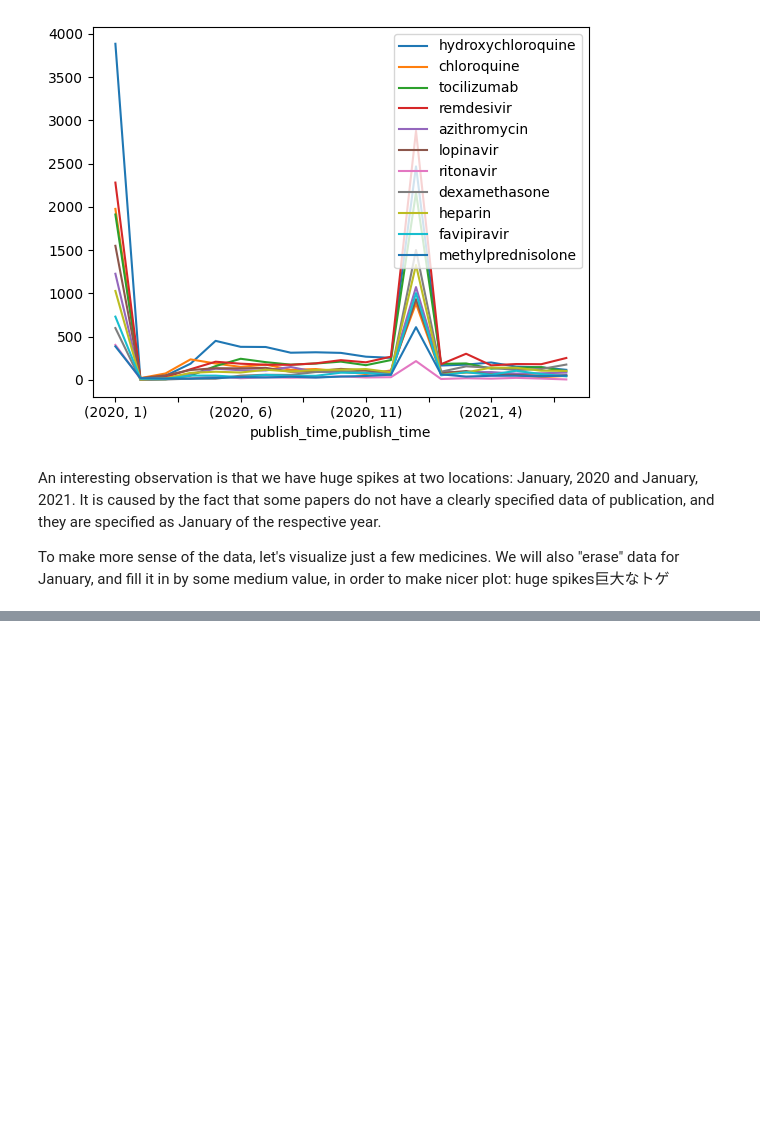
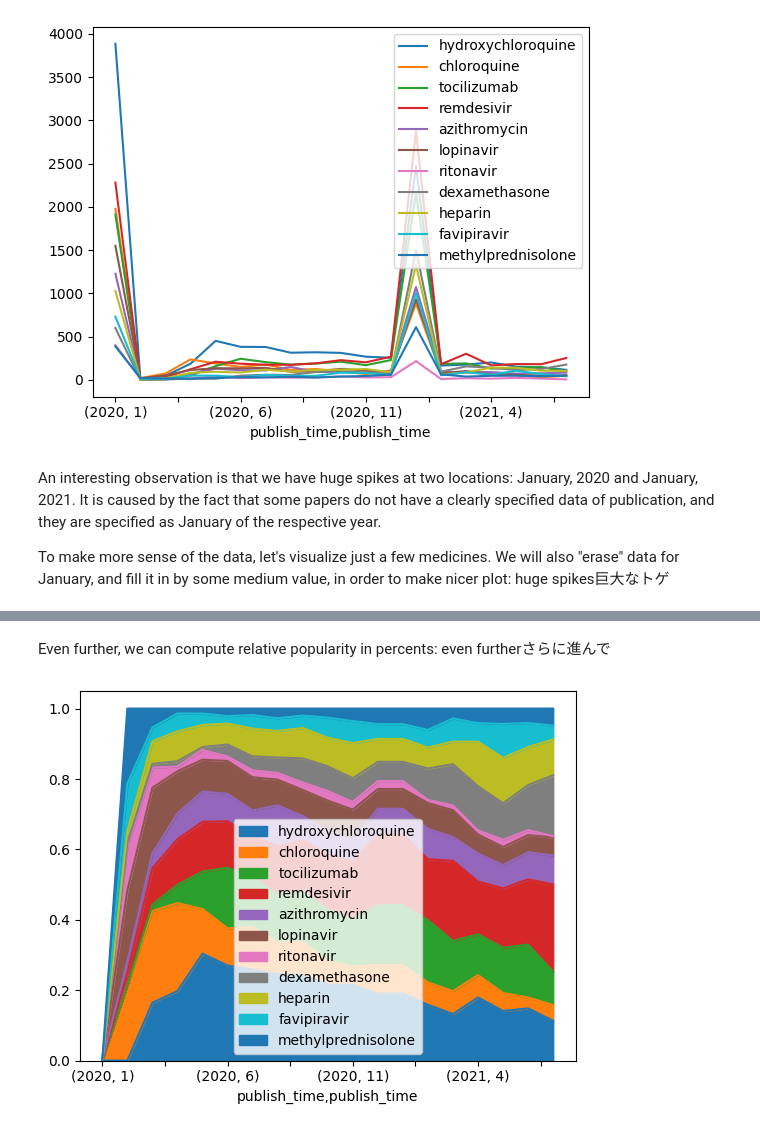
Before and after one commit to YUKIo511/Data_Science, a Jupyter notebook: ds2,7,1.ipynb, the cells around one changed output, grey strips where cells are left out. Cells and saved outputs as stored; diff of their text form; code cells hidden in the pictures; blank space fills up the shorter version.

```diff
--- a/ds2,7,1.ipynb
+++ b/ds2,7,1.ipynb
@@ -200,0 +229,12 @@ huge spikes巨大なトゲ
+# %% [markdown]
+Even further, we can compute relative popularity in percents:
+even furtherさらに進んで
+# %%
+#[:,:]
+#すべての行指定
+#pandasはindexは特別扱いなので計算に含めない
+dfmtp = dfmt.iloc[:,:].apply(lambda x: x/x.sum(), axis=1)
+dfmtp.plot.area()
+plt.show()
+# %% [output]
+[figure, added]
```
Also changed, not shown: parts of 8 cells of this notebook.
